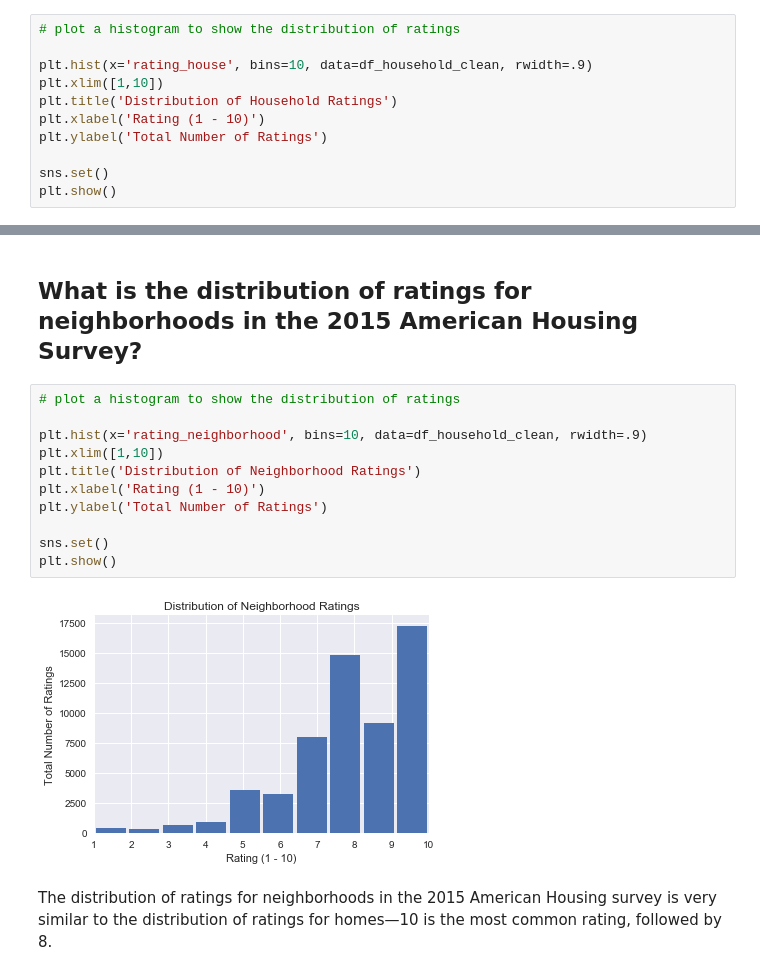
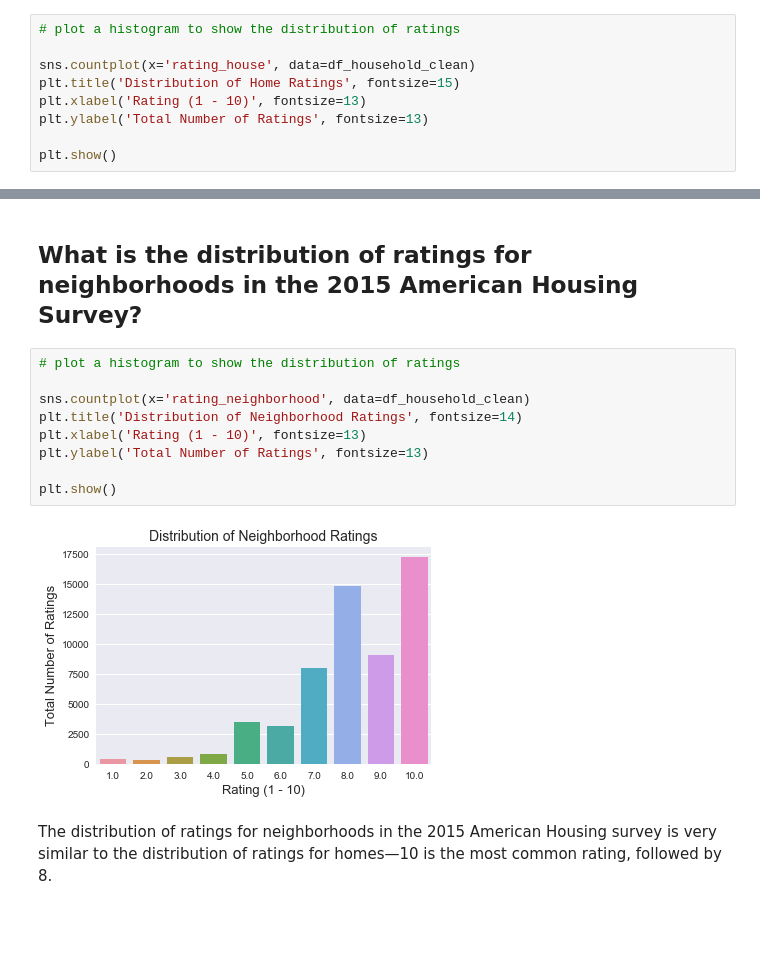
Before and after one commit to kellywong1314/Analytics-and-Machine-Learning, a Jupyter notebook: Capstone 1 - American Housing Satisfaction/EDA_American Housing Survey 2015.ipynb, the cells around one changed output, grey strips where cells are left out. Drawn from its saved outputs; the diff is of its cells as text; blank space fills up the shorter version.

```diff
--- a/Capstone 1 - American Housing Satisfaction/EDA_American Housing Survey 2015.ipynb
+++ b/Capstone 1 - American Housing Satisfaction/EDA_American Housing Survey 2015.ipynb
@@ -30,12 +30,10 @@ df_household_clean.head()
 # %%
 # plot a histogram to show the distribution of ratings
 
-plt.hist(x='rating_house', bins=10, data=df_household_clean, rwidth=.9)
-plt.xlim([1,10])
-plt.title('Distribution of Household Ratings')
-plt.xlabel('Rating (1 - 10)')
-plt.ylabel('Total Number of Ratings')
+sns.countplot(x='rating_house', data=df_household_clean)
+plt.title('Distribution of Home Ratings', fontsize=15)
+plt.xlabel('Rating (1 - 10)', fontsize=13)
+plt.ylabel('Total Number of Ratings', fontsize=13)
 
-sns.set()
 plt.show()
 # %% [output]
@@ -111,16 +126,14 @@ The ratings for homes built after 1990 tend to be higher, but before that, there
 # %%
 # plot a histogram to show the distribution of ratings
 
-plt.hist(x='rating_neighborhood', bins=10, data=df_household_clean, rwidth=.9)
-plt.xlim([1,10])
-plt.title('Distribution of Neighborhood Ratings')
-plt.xlabel('Rating (1 - 10)')
-plt.ylabel('Total Number of Ratings')
+sns.countplot(x='rating_neighborhood', data=df_household_clean)
+plt.title('Distribution of Neighborhood Ratings', fontsize=14)
+plt.xlabel('Rating (1 - 10)', fontsize=13)
+plt.ylabel('Total Number of Ratings', fontsize=13)
 
-sns.set()
 plt.show()
 # %% [output]
-[figure, old version]
+[figure, new version]
 # %% [markdown]
 The distribution of ratings for neighborhoods in the 2015 American Housing survey is very similar to the distribution of ratings for homes—10 is the most common rating, followed by 8.
 # %% [markdown]
```
Also changed, not shown: parts of 11 cells of this notebook.
